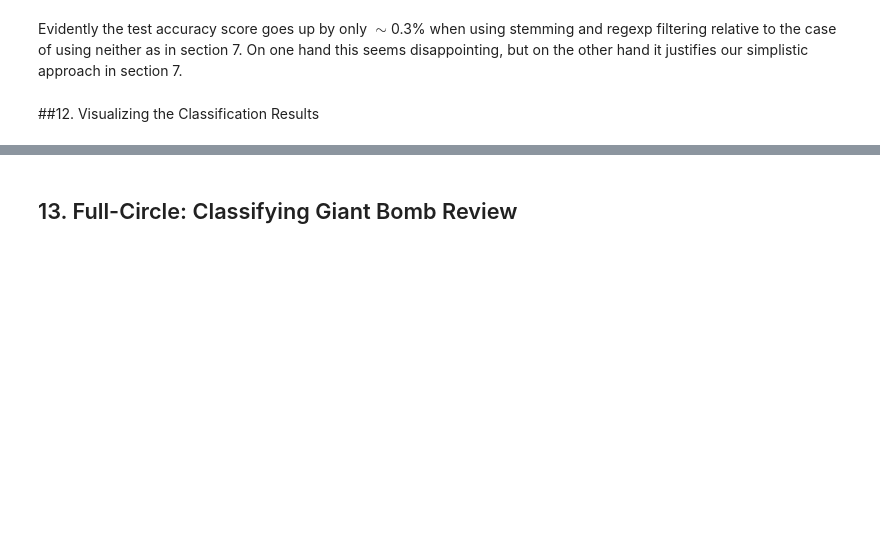
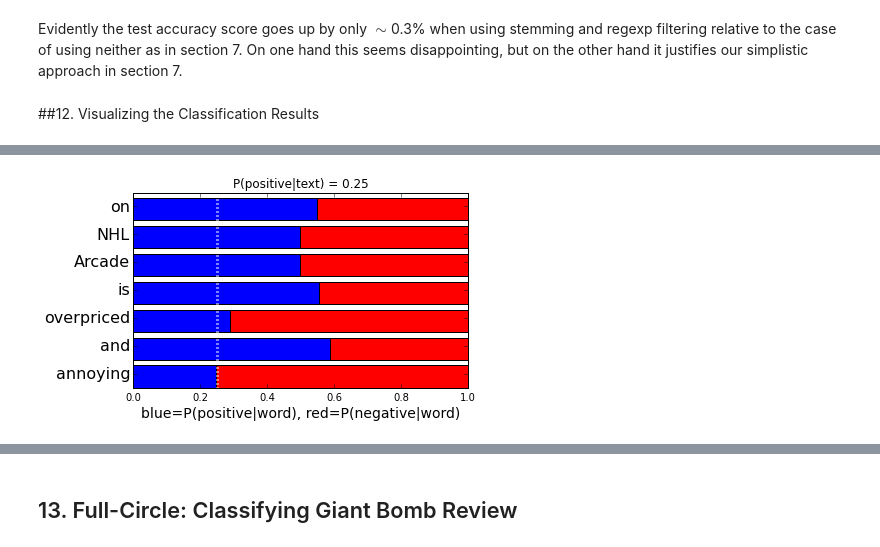
Before and after one commit to ameisner/ac209_project, a Jupyter notebook: pb_classification.ipynb, the cells around one changed output, grey strips where cells are left out. Cells and saved outputs as stored; diff of their text form; code cells hidden in the pictures; blank space fills up the shorter version.

```diff
--- a/pb_classification.ipynb
+++ b/pb_classification.ipynb
@@ -674,0 +689,4 @@ sentiment_barplot('this game is superb')
+# %%
+sentiment_barplot(reviews[29], classify=True)
+# %% [output]
+[figure, added]
```
Also changed, not shown: parts of 4 cells of this notebook.
